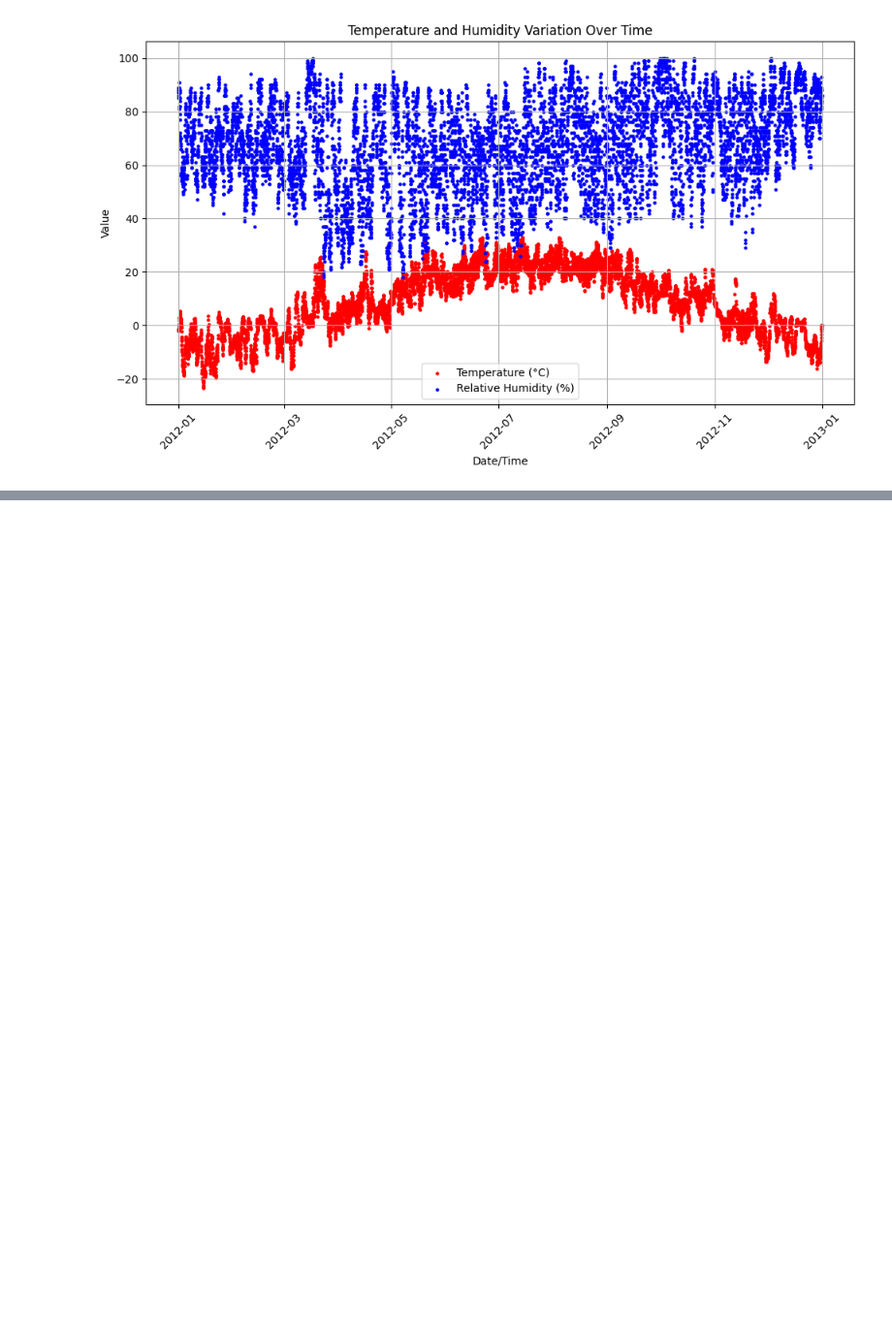
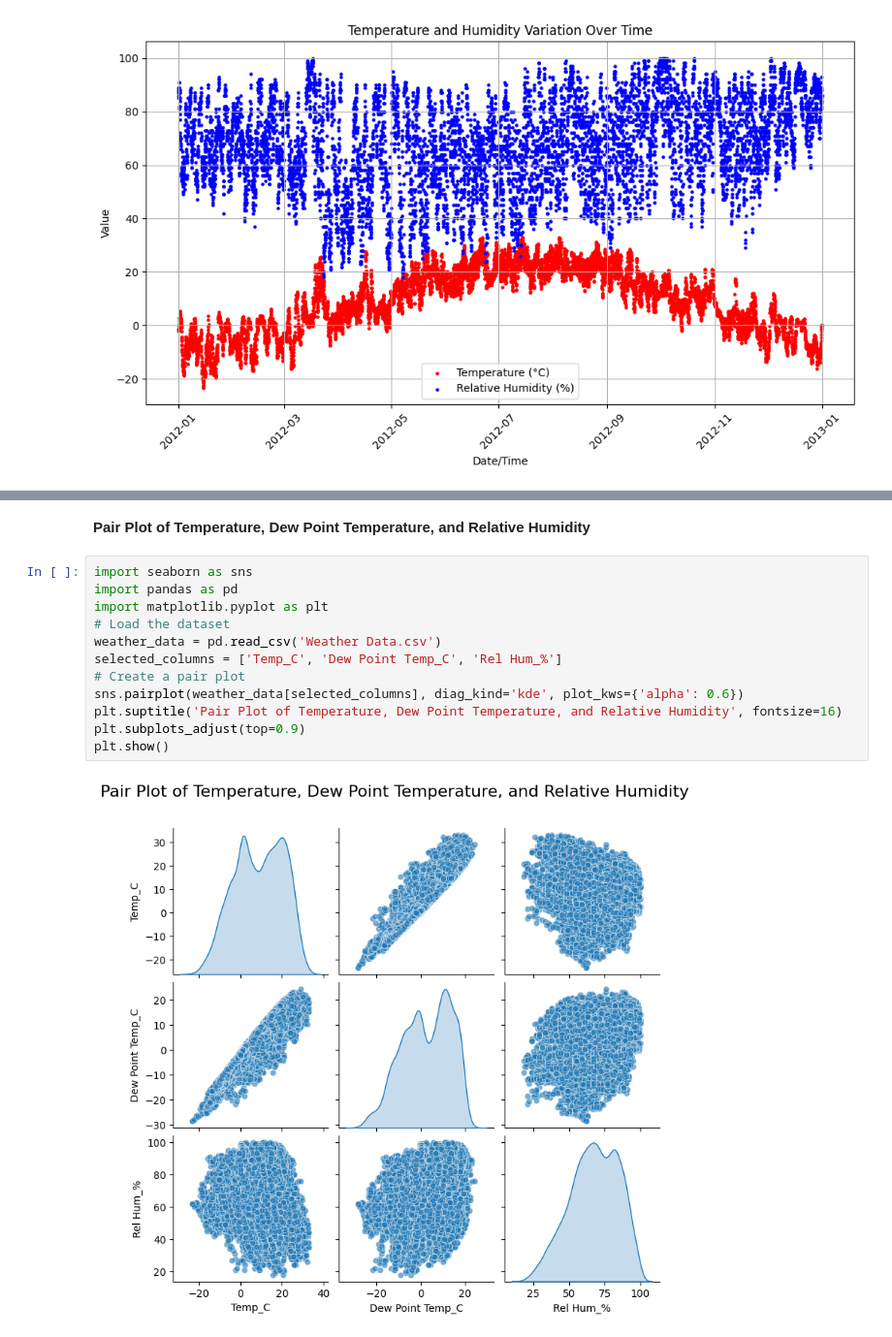
Before and after one commit to SOWMYASRI7/weather-data-analysis, a Jupyter notebook: weather_data_analysis.ipynb, the cells around one changed output, grey strips where cells are left out. Shown at 97% size. Cells and saved outputs as stored; diff of their text form; blank space fills up the shorter version.

```diff
--- a/weather_data_analysis.ipynb
+++ b/weather_data_analysis.ipynb
@@ -441,0 +410,16 @@ plt.show()
+# %% [markdown]
+**Pair Plot of Temperature, Dew Point Temperature, and Relative Humidity**
+# %%
+import seaborn as sns
+import pandas as pd
+import matplotlib.pyplot as plt
+# Load the dataset
+weather_data = pd.read_csv('Weather Data.csv')
+selected_columns = ['Temp_C', 'Dew Point Temp_C', 'Rel Hum_%']
+# Create a pair plot
+sns.pairplot(weather_data[selected_columns], diag_kind='kde', plot_kws={'alpha': 0.6})
+plt.suptitle('Pair Plot of Temperature, Dew Point Temperature, and Relative Humidity', fontsize=16)
+plt.subplots_adjust(top=0.9)
+plt.show()
+# %% [output]
+[figure, added]
```
Also changed, not shown: parts of 7 cells of this notebook.
